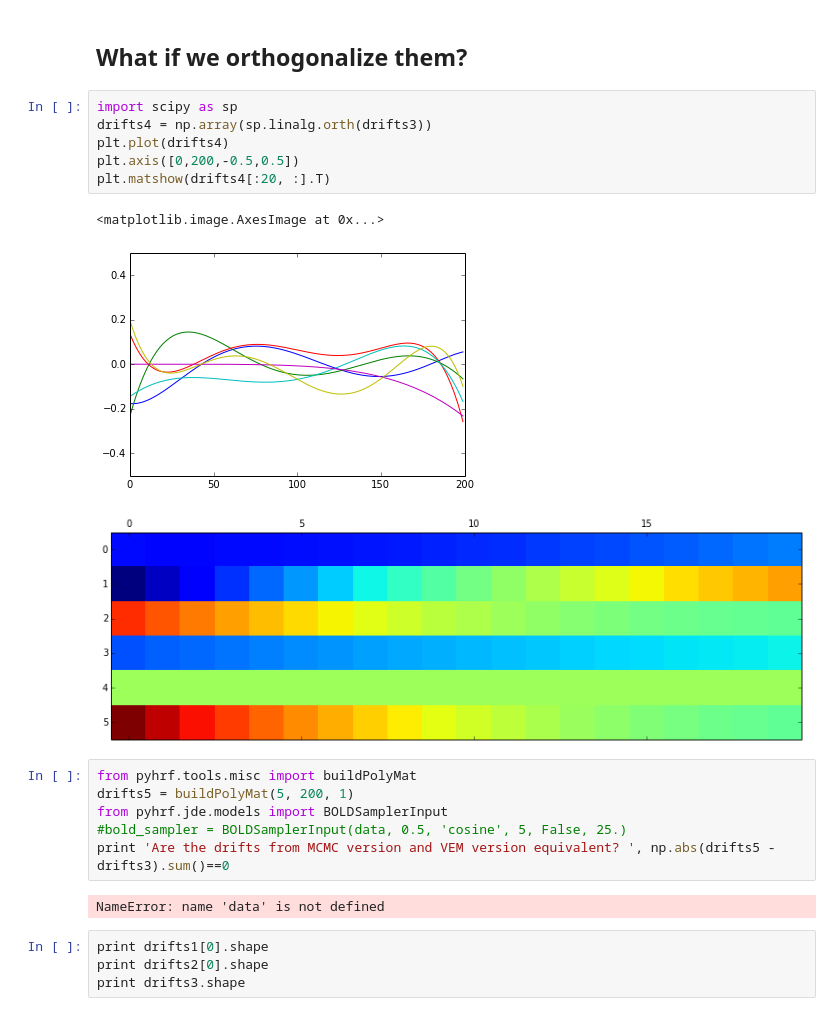
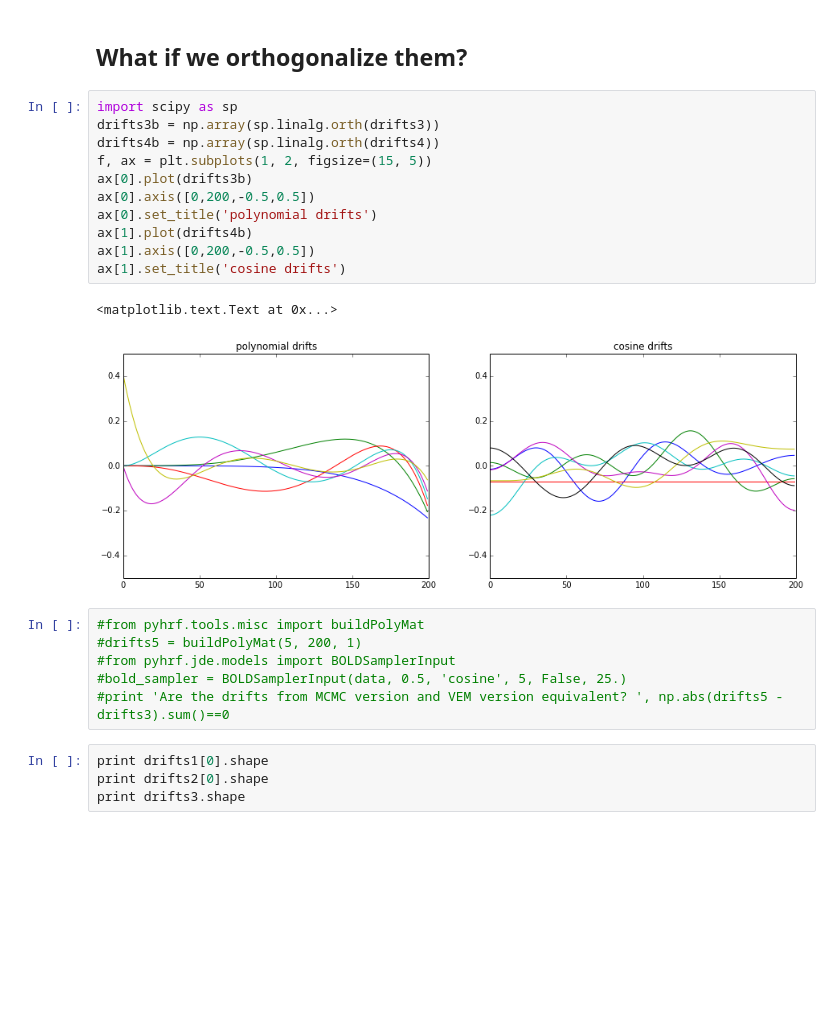
Before and after one commit to pyhrf/pyhrf, a Jupyter notebook: python/pyhrf/notebook/drifts_check.ipynb, the cells around one changed output. Saved outputs shown, nothing was run; the diff lists cells and outputs as text; blank space fills up the shorter version.

```diff
--- a/python/pyhrf/notebook/drifts_check.ipynb
+++ b/python/pyhrf/notebook/drifts_check.ipynb
@@ -40,23 +52,25 @@ plt.matshow(drifts3[:20, :].T)
 # %% [markdown]
 ## What if we orthogonalize them?
-# %%
-import scipy as sp
-drifts4 = np.array(sp.linalg.orth(drifts3))
-plt.plot(drifts4)
-plt.axis([0,200,-0.5,0.5])
-plt.matshow(drifts4[:20, :].T)
-# %% [output]
-<matplotlib.image.AxesImage at 0x...>
-[figure, removed]
-[figure, removed]
+# %%
+import scipy as sp
+drifts3b = np.array(sp.linalg.orth(drifts3))
+drifts4b = np.array(sp.linalg.orth(drifts4))
+f, ax = plt.subplots(1, 2, figsize=(15, 5))
+ax[0].plot(drifts3b)
+ax[0].axis([0,200,-0.5,0.5])
+ax[0].set_title('polynomial drifts')
+ax[1].plot(drifts4b)
+ax[1].axis([0,200,-0.5,0.5])
+ax[1].set_title('cosine drifts')
+# %% [output]
+<matplotlib.text.Text at 0x...>
+[figure, added]
 # %%
-from pyhrf.tools.misc import buildPolyMat
-drifts5 = buildPolyMat(5, 200, 1)
-from pyhrf.jde.models import BOLDSamplerInput
+#from pyhrf.tools.misc import buildPolyMat
+#drifts5 = buildPolyMat(5, 200, 1)
+#from pyhrf.jde.models import BOLDSamplerInput
 #bold_sampler = BOLDSamplerInput(data, 0.5, 'cosine', 5, False, 25.)
-print 'Are the drifts from MCMC version and VEM version equivalent? ', np.abs(drifts5 - drifts3).sum()==0
+#print 'Are the drifts from MCMC version and VEM version equivalent? ', np.abs(drifts5 - drifts3).sum()==0
-# %% [output]
-NameError: name 'data' is not defined
 # %%
 print drifts1[0].shape
 print drifts2[0].shape
```
Also changed, not shown: parts of 14 cells of this notebook.
